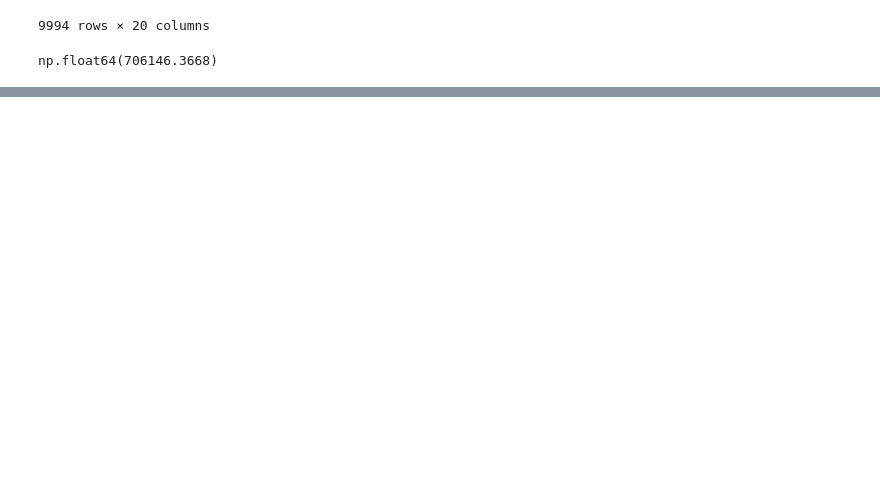
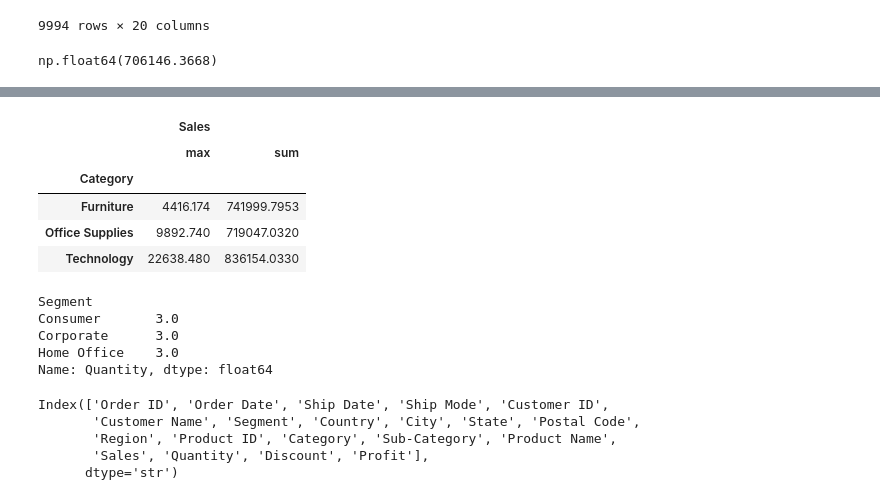
Before and after one commit to elikelenterli/Div-academy, a Jupyter notebook: mentor.ipynb, the cells around one changed output, grey strips where cells are left out. Saved outputs shown, nothing was run; the diff lists cells and outputs as text; code cells hidden in the pictures; blank space fills up the shorter version.

```diff
--- a/mentor.ipynb
+++ b/mentor.ipynb
@@ -205,0 +242,28 @@ np.float64(706146.3668)
+# %%
+df.groupby(by='Category').agg({
+    'Sales':['max','sum'],
+
+})
+# %% [output]
+|  | Sales |  |
+|  | max | sum |
+| Category |  |  |
+| Furniture | 4416.174 | 741999.7953 |
+| Office Supplies | 9892.740 | 719047.0320 |
+| Technology | 22638.480 | 836154.0330 |
+# %%
+df.groupby(by='Segment')['Quantity'].median()
+# %% [output]
+Segment
+Consumer       3.0
+Corporate      3.0
+Home Office    3.0
+Name: Quantity, dtype: float64
+# %%
+df.columns
+# %% [output]
+Index(['Order ID', 'Order Date', 'Ship Date', 'Ship Mode', 'Customer ID',
+       'Customer Name', 'Segment', 'Country', 'City', 'State', 'Postal Code',
+       'Region', 'Product ID', 'Category', 'Sub-Category', 'Product Name',
+       'Sales', 'Quantity', 'Discount', 'Profit'],
+      dtype='str')
```
Also changed, not shown: parts of 3 cells of this notebook, 6 other files.
